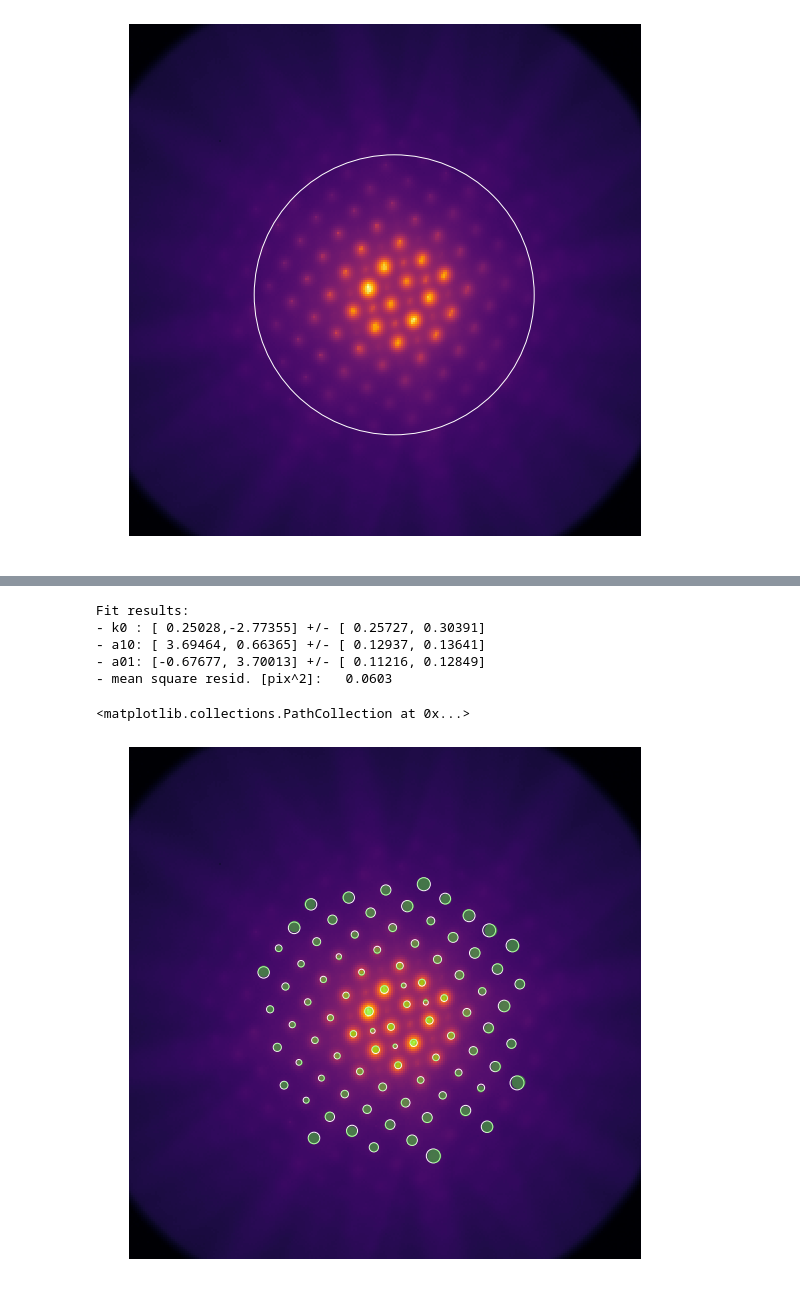
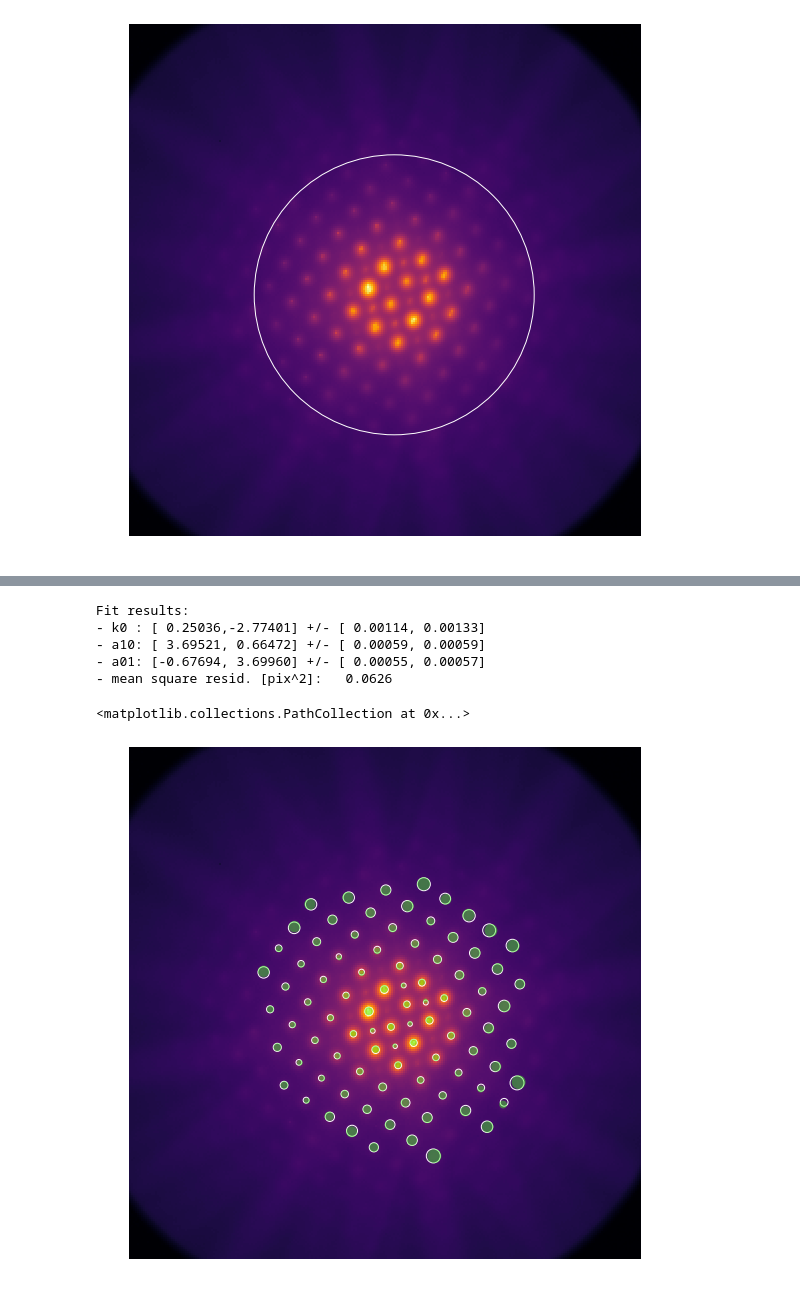
Before and after one commit to ju-bar/emilys, a Jupyter notebook: notebooks/CalibDiffraction.ipynb, the cells around one changed output, grey strips where cells are left out. Drawn from its saved outputs; the diff is of its cells as text; code cells hidden in the pictures.

```diff
--- a/notebooks/CalibDiffraction.ipynb
+++ b/notebooks/CalibDiffraction.ipynb
@@ -304,8 +304,8 @@ ax4.add_patch(parr1)
 # %%
 # Look at the plot and assign [hk] indices to the two arrows !
 # This requires, that the two arrows are not parallel or anti-parallel.
-hk0 = [1,1] # ! Set the [hk] for the arrow pointing right !
-hk1 = [-1,1] # ! Set the [hk] for the arrow pointing up !
+hk0 = [1,0] # ! Set the [hk] for the arrow pointing right !
+hk1 = [0,2] # ! Set the [hk] for the arrow pointing up !
 # Set parameters determining the k-space scale, i.e. the projected Bragg spot vectors.
 q10 = [2.563, 0.] # ! Set the reciprocal space vector corresponding to [10] in physical units !
 q01 = [0., 2.563] # ! Set the reciprocal space vector corresponding to [01] in physical units !
@@ -381,40 +381,40 @@ prj = proj2d(ndist) # init a 2d projection object
 #prj = emilys.optics.projection.projection_func_2d(ndist)
 m_kp1 = np.dot(bhk,m_ki) # this is an initial transformation from k -> pixel
 v_k0 = np.dot(np.linalg.inv(m_kp1),dp0) # approximated shift of the k-pattern to k = 0
 prjc0 = np.zeros(2*prj.num_terms, dtype=float) # init number of parameters
 prjc0[2:6] = m_kp1.T.flatten()
 luse = np.full(prj.num_terms, 1, dtype=int) # use flags
 luse[0] = 0
-# luse[3:10] = 0
+#luse[6:10] = 0
 # fit the projection parameters to match model to measurement
-prjk0cf, prjccov, sqrdev = prj.fit_x0_lcoeff(kdata, pdata, ysigm=sdata, x0=v_k0, lcoeff0=prjc0)
+prjk0cf, prjccov, sqrdev = prj.fit_x0_lcoeff(kdata, pdata, ysigm=sdata, x0=v_k0, lcoeff0=prjc0, luse=luse)
 prjcf = np.zeros(2*prj.num_terms, dtype=float)
 prjcf[2:] = prjk0cf[2:] # pure projection result
 v_k0f = prjk0cf[0:2] # k shift
 lpkmpred = prj.project(kdata+v_k0f, prjcf, luse) + p00 # model predicted peak positions
 # print a list of results
 print('Fit results:')
 print('- k0 : [{:8.5f},{:8.5f}] +/- [{:8.5f},{:8.5f}]'.format(*v_k0f,np.sqrt(prjccov[0,0]),np.sqrt(prjccov[1,1])))
 for i in range(1, prj.num_terms):
     if luse[i] == 0: continue
     j = 2*i
     l, k = prj.get_lk(i)
     print('- a{:d}{:d}: [{:8.5f},{:8.5f}] +/- [{:8.5f},{:8.5f}]'.format(l,k,prjcf[j],prjcf[1+j],np.sqrt(prjccov[j,j]),np.sqrt(prjccov[1+j,1+j])))
 print('- mean square resid. [pix^2]: {:8.4f}'.format(sqrdev))
 # plot fit
 fig6, ax6 = aplt.arrayplot2d(limg0**0.3,2,'inferno') # plot image
 # show points
 lpost = np.transpose(lpkf)[0:3,0]
 ax6.scatter(*lpost[0:2],s=16*lpost[2]**2, facecolors='none', edgecolors='w') # measured
 ax6.scatter(*lpkmpred.T,s=16*lpost[2]**2, facecolors='#40ff2070', edgecolors='none') # model
 # %% [output]
 Fit results:
-- k0 : [ 0.25028,-2.77355] +/- [ 0.25727, 0.30391]
-- a10: [ 3.69464, 0.66365] +/- [ 0.12937, 0.13641]
-- a01: [-0.67677, 3.70013] +/- [ 0.11216, 0.12849]
-- mean square resid. [pix^2]:   0.0603
+- k0 : [ 0.25036,-2.77401] +/- [ 0.00114, 0.00133]
+- a10: [ 3.69521, 0.66472] +/- [ 0.00059, 0.00059]
+- a01: [-0.67694, 3.69960] +/- [ 0.00055, 0.00057]
+- mean square resid. [pix^2]:   0.0626
 <matplotlib.collections.PathCollection at 0x...>
-[figure, old version]
+[figure, new version]
 # %%
 # %load_ext autoreload # load extension for the auto-reload magic
 # %autoreload 1 # set the autoreload for module functions only for those imported with the %aimport magic
```
Also changed, not shown: parts of 10 cells of this notebook, 1 other file.
